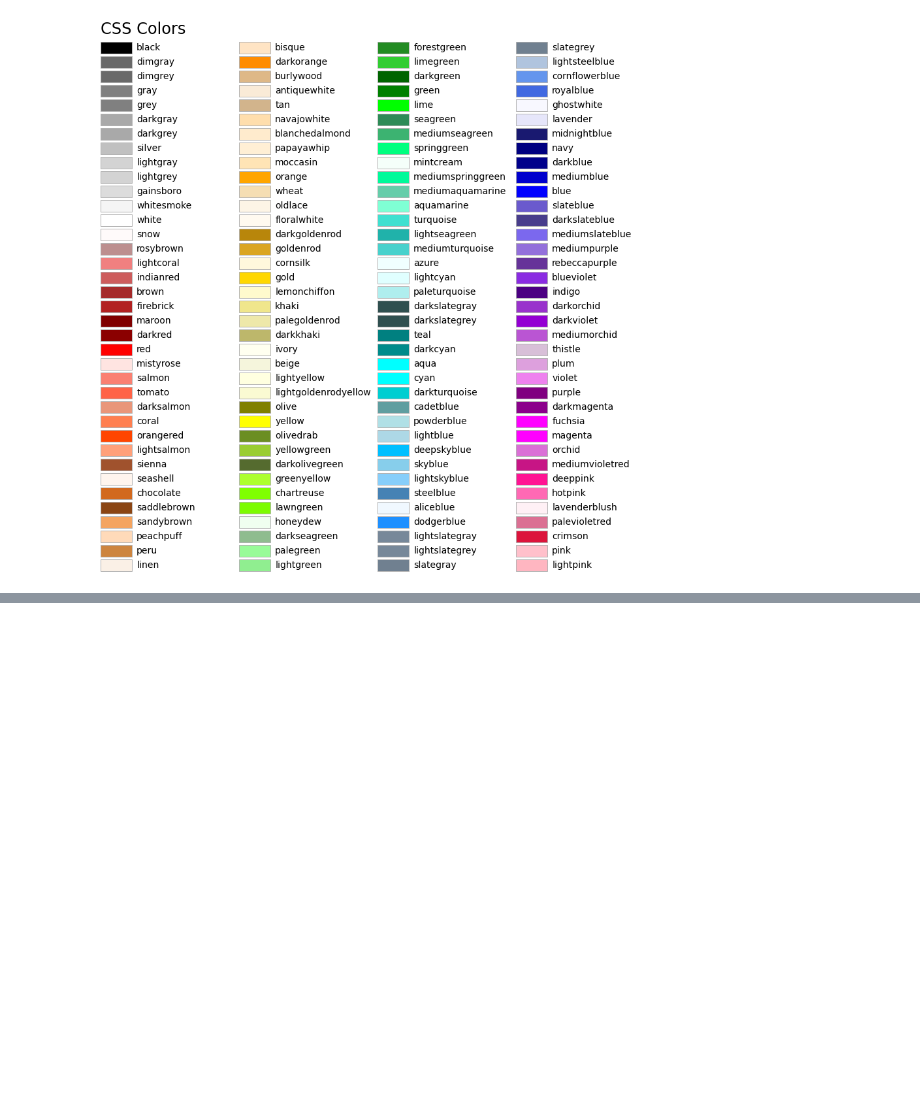
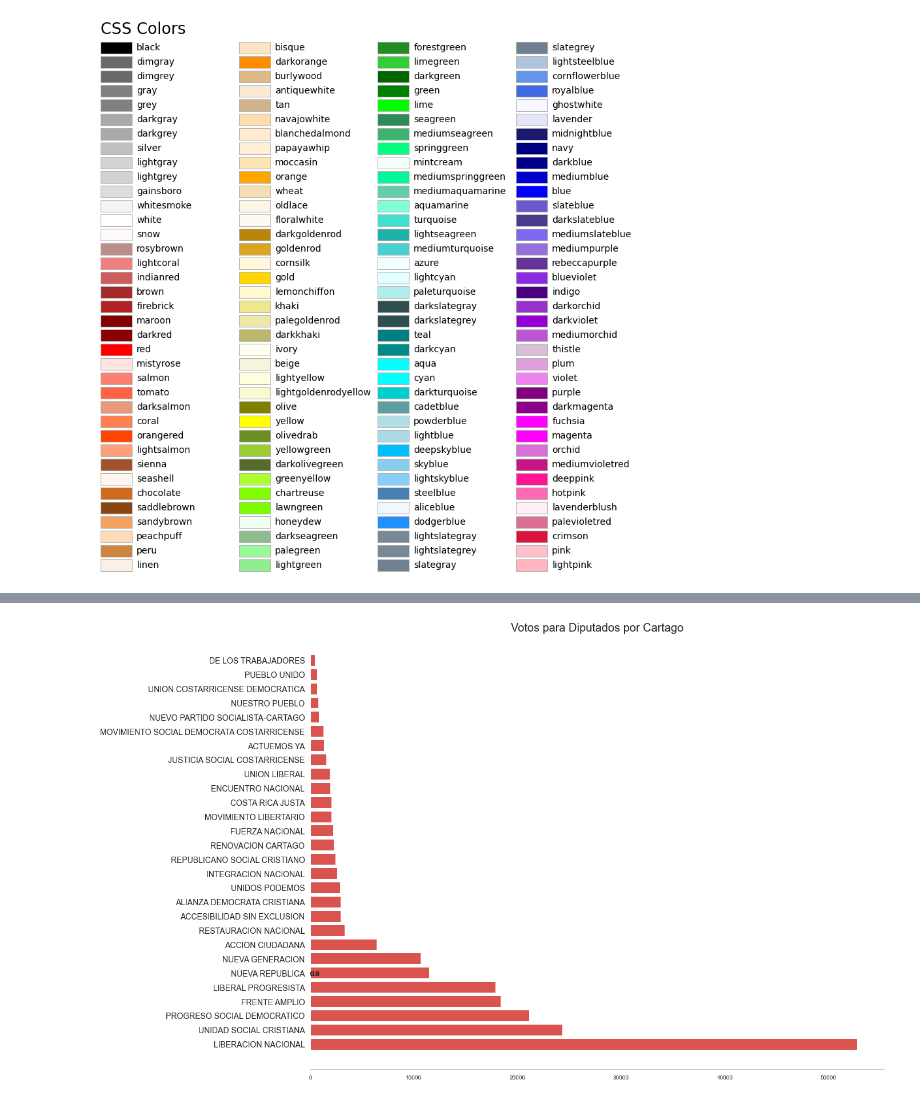
Before and after one commit to rafaelmata357/Daily-coding, a Jupyter notebook: facebook_scrapper.ipynb, the cells around one changed output, grey strips where cells are left out. Drawn from its saved outputs; the diff is of its cells as text; code cells hidden in the pictures; blank space fills up the shorter version.

Commit message:
FEAT: Add a vertical bar with results for Cartago

```diff
--- a/facebook_scrapper.ipynb
+++ b/facebook_scrapper.ipynb
@@ -873,4 +853,4 @@ plt.show()
 [figure]
 [figure]
 # %%
-data = pd.read_csv('diputados_cartago.csv')
+data = pd.read_csv('test.txt')
@@ -884,0 +878,33 @@ m
+# %%
+data['pct'] = data.Votos / data.Votos.sum()*100
+# %%
+data['acumulado'] = data.pct.cumsum()
+# %%
+data['votos_acumulados']= data.Votos.cumsum()
+# %%
+fig, ax = plt.subplots(1, 1, figsize=(18, 14))
+ax.barh(data.Partido,data.Votos,color='#d9534f')
+plt.grid(False);
+#plt.xlabel('Candidatos', fontsize=16)
+#plt.ylabel('Cantidad de personas', fontsize=16)
+plt.title('Votos para Diputados por Cartago', fontsize=20)
+#Remove the borders
+ax.spines['top'].set_visible(False)
+ax.spines['right'].set_visible(False)
+#ax.spines['bottom'].set_visible(False)
+ax.spines['left'].set_visible(False)
+#Remove the yticks
+#ax.get_yaxis().set_ticks([])
+
+#Chance the xlabel to font size 14
+ax.tick_params(axis="x", labelsize=10)
+ax.tick_params(axis="y", labelsize=14)
+
+#Add top bar labels
+
+for p in ax.patches:
+    ax.annotate('{}'.format(p.get_height()), (p.get_x()+0.20, p.get_height() + 4),fontsize=12)
+
+plt.xticks(rotation=0);
+# %% [output]
+[figure, added]
```
Also changed, not shown: parts of 11 cells of this notebook.
